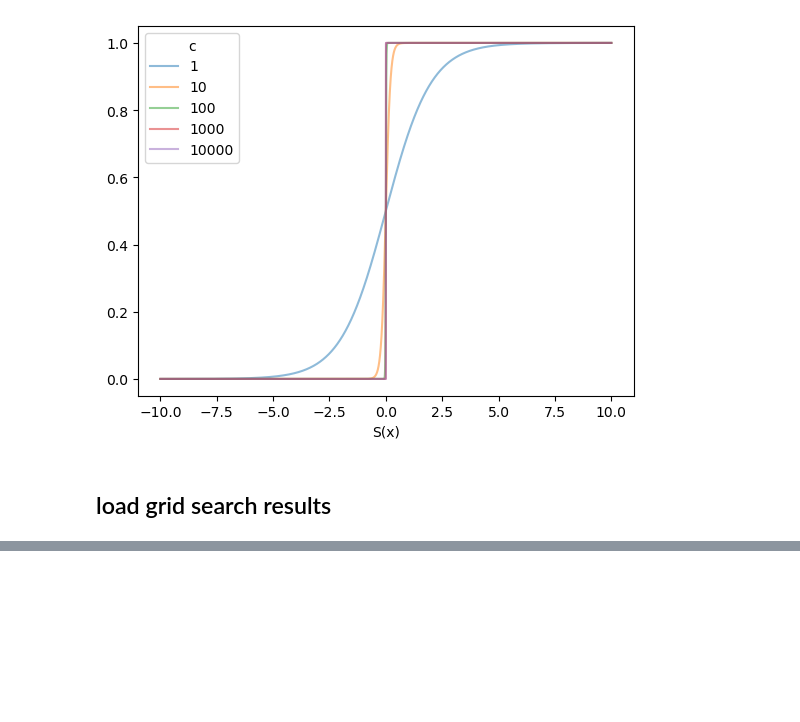
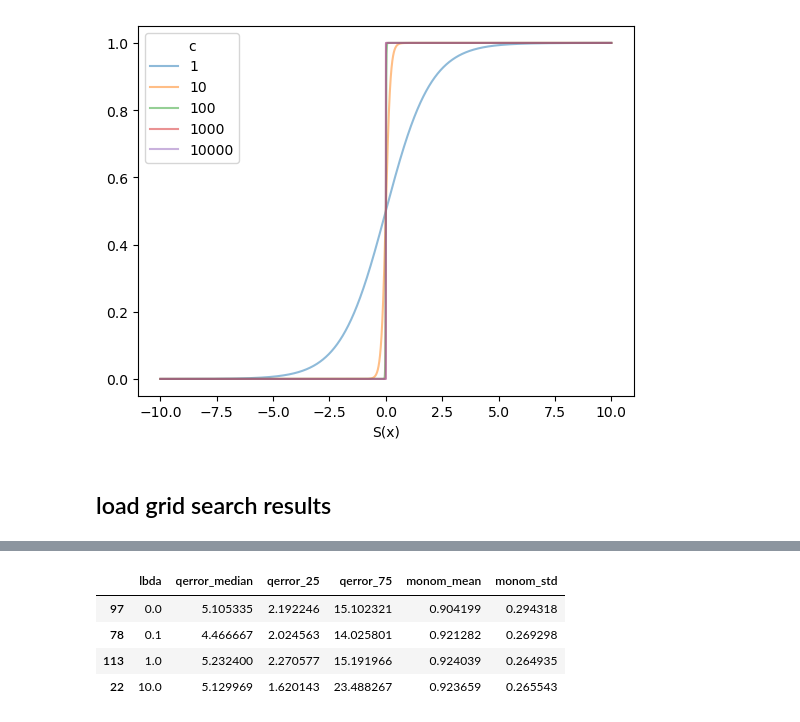
Before and after one commit to agil27/RegCard, a Jupyter notebook: result_analysis.ipynb, the cells around one changed output, grey strips where cells are left out. Saved outputs shown, nothing was run; the diff lists cells and outputs as text; code cells hidden in the pictures; blank space fills up the shorter version.

```diff
--- a/result_analysis.ipynb
+++ b/result_analysis.ipynb
@@ -148,0 +142,10 @@ plt.savefig('figures/overall_eval.pdf', bbox_inches='tight')
+# %%
+# compute some statistics
+selected_df = pd.DataFrame([unreg_selected_row,] + [x for _, x in reg_selected_rows.items()])
+selected_df[['lbda', 'qerror_median', 'qerror_25', 'qerror_75', 'monom_mean', 'monom_std']]
+# %% [output]
+|  | lbda | qerror_median | qerror_25 | qerror_75 | monom_mean | monom_std |
+| 97 | 0.0 | 5.105335 | 2.192246 | 15.102321 | 0.904199 | 0.294318 |
+| 78 | 0.1 | 4.466667 | 2.024563 | 14.025801 | 0.921282 | 0.269298 |
+| 113 | 1.0 | 5.232400 | 2.270577 | 15.191966 | 0.924039 | 0.264935 |
+| 22 | 10.0 | 5.129969 | 1.620143 | 23.488267 | 0.923659 | 0.265543 |
```
Also changed, not shown: parts of 5 cells of this notebook, 3 other files.
